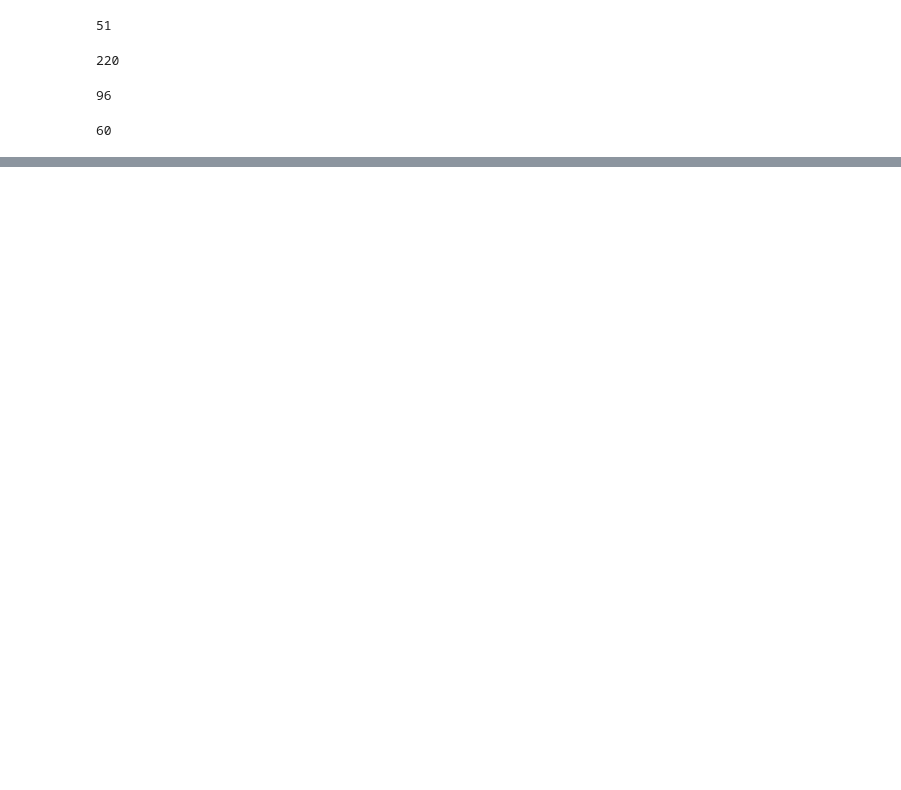
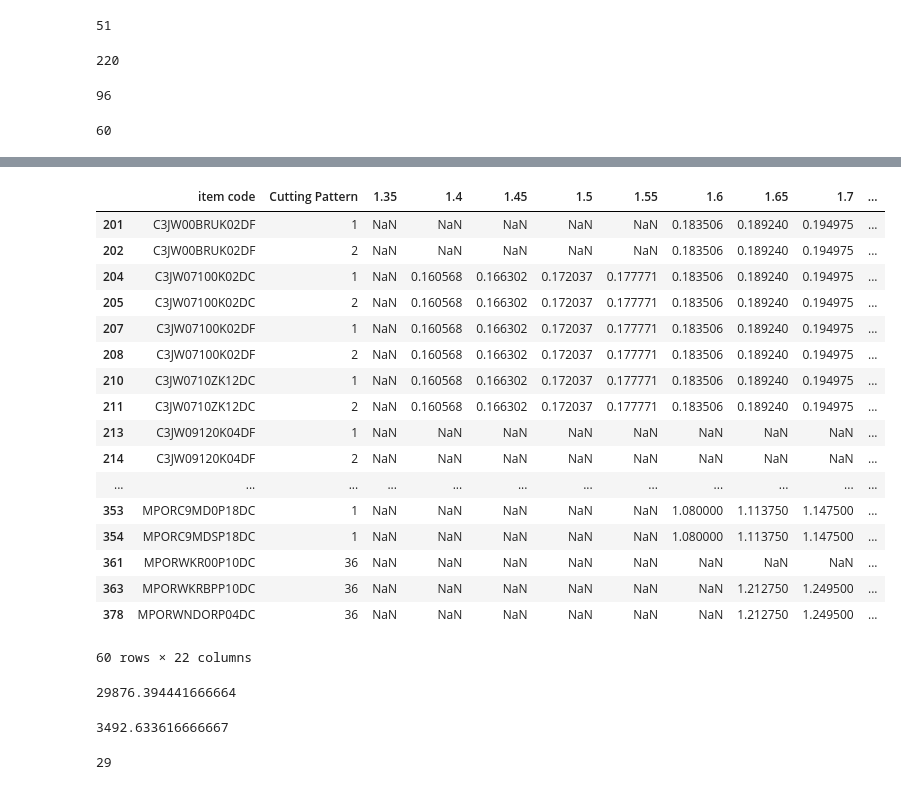
Before and after one commit to mohit-mhjn/byproduct_inventory_opt, a Jupyter notebook: PP_Model/data validation.ipynb, the cells around one changed output, grey strips where cells are left out. Saved outputs shown, nothing was run; the diff lists cells and outputs as text; code cells hidden in the pictures; blank space fills up the shorter version.

```diff
--- a/PP_Model/data validation.ipynb
+++ b/PP_Model/data validation.ipynb
@@ -518,0 +502,45 @@ ModuleNotFoundError: No module named 'pandas'
+# %%
+data = pd.read_excel('Model_Input_Final.xlsm', sheetname="Yield",)
+data = data[data['Cutting Pattern'].isin([1,2,36])]
+data = data.dropna(axis='columns', how='all')
+sku_list = data['item code']
+data
+# %% [output]
+|  | item code | Cutting Pattern | 1.35 | 1.4 | 1.45 | 1.5 | 1.55 | 1.6 | 1.65 | 1.7 | ... |
+| 201 | C3JW00BRUK02DF | 1 | NaN | NaN | NaN | NaN | NaN | 0.183506 | 0.189240 | 0.194975 | ... |
+| 202 | C3JW00BRUK02DF | 2 | NaN | NaN | NaN | NaN | NaN | 0.183506 | 0.189240 | 0.194975 | ... |
+| 204 | C3JW07100K02DC | 1 | NaN | 0.160568 | 0.166302 | 0.172037 | 0.177771 | 0.183506 | 0.189240 | 0.194975 | ... |
+| 205 | C3JW07100K02DC | 2 | NaN | 0.160568 | 0.166302 | 0.172037 | 0.177771 | 0.183506 | 0.189240 | 0.194975 | ... |
+| 207 | C3JW07100K02DF | 1 | NaN | 0.160568 | 0.166302 | 0.172037 | 0.177771 | 0.183506 | 0.189240 | 0.194975 | ... |
+| 208 | C3JW07100K02DF | 2 | NaN | 0.160568 | 0.166302 | 0.172037 | 0.177771 | 0.183506 | 0.189240 | 0.194975 | ... |
+| 210 | C3JW0710ZK12DC | 1 | NaN | 0.160568 | 0.166302 | 0.172037 | 0.177771 | 0.183506 | 0.189240 | 0.194975 | ... |
+| 211 | C3JW0710ZK12DC | 2 | NaN | 0.160568 | 0.166302 | 0.172037 | 0.177771 | 0.183506 | 0.189240 | 0.194975 | ... |
+| 213 | C3JW09120K04DF | 1 | NaN | NaN | NaN | NaN | NaN | NaN | NaN | NaN | ... |
+| 214 | C3JW09120K04DF | 2 | NaN | NaN | NaN | NaN | NaN | NaN | NaN | NaN | ... |
+| ... | ... | ... | ... | ... | ... | ... | ... | ... | ... | ... | ... |
+| 353 | MPORC9MD0P18DC | 1 | NaN | NaN | NaN | NaN | NaN | 1.080000 | 1.113750 | 1.147500 | ... |
+| 354 | MPORC9MDSP18DC | 1 | NaN | NaN | NaN | NaN | NaN | 1.080000 | 1.113750 | 1.147500 | ... |
+| 361 | MPORWKR00P10DC | 36 | NaN | NaN | NaN | NaN | NaN | NaN | NaN | NaN | ... |
+| 363 | MPORWKRBPP10DC | 36 | NaN | NaN | NaN | NaN | NaN | NaN | 1.212750 | 1.249500 | ... |
+| 378 | MPORWNDORP04DC | 36 | NaN | NaN | NaN | NaN | NaN | NaN | 1.212750 | 1.249500 | ... |
+60 rows × 22 columns
+# %%
+demand_fresh = pd.read_excel('Model_Input_Final.xlsm', sheetname="Demand_Fresh")
+fresh_sku = list(demand_fresh[demand_fresh['item code'].isin(sku_list)]['item code'])
+demand_fresh = demand_fresh[demand_fresh['item code'].isin(fresh_sku)]
+sum(demand_fresh[1])
+# %% [output]
+29876.394441666664
+# %%
+demand_frozen = pd.read_excel('Model_Input_Final.xlsm', sheetname="Demand_Frozen")
+demand_frozen = demand_frozen.dropna(axis='columns', how='all')
+frozen_sku = list(demand_frozen[demand_frozen['item code'].isin(sku_list)]['item code'])
+demand_frozen = demand_frozen[demand_frozen['item code'].isin(sku_list)]
+sum(demand_frozen[1])
+# %% [output]
+3492.633616666667
+# %%
+all_sku = fresh_sku + frozen_sku
+len(all_sku)
+# %% [output]
+29
```
Also changed, not shown: parts of 28 cells of this notebook, 8 other files.
